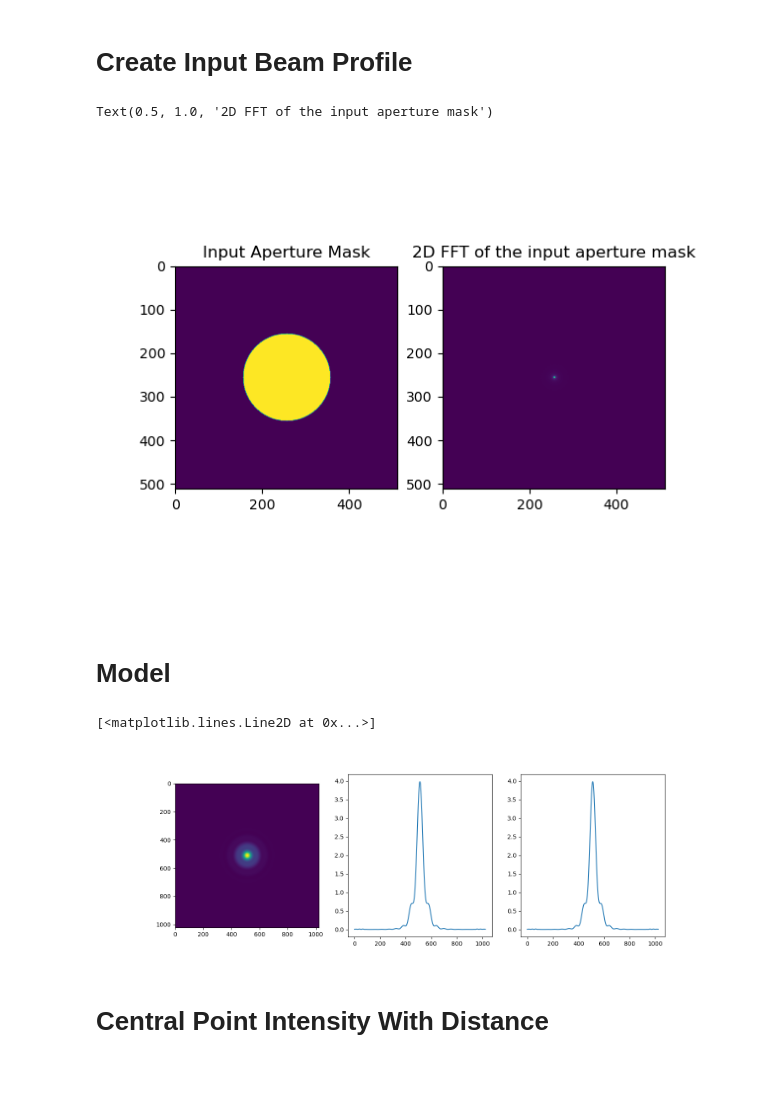
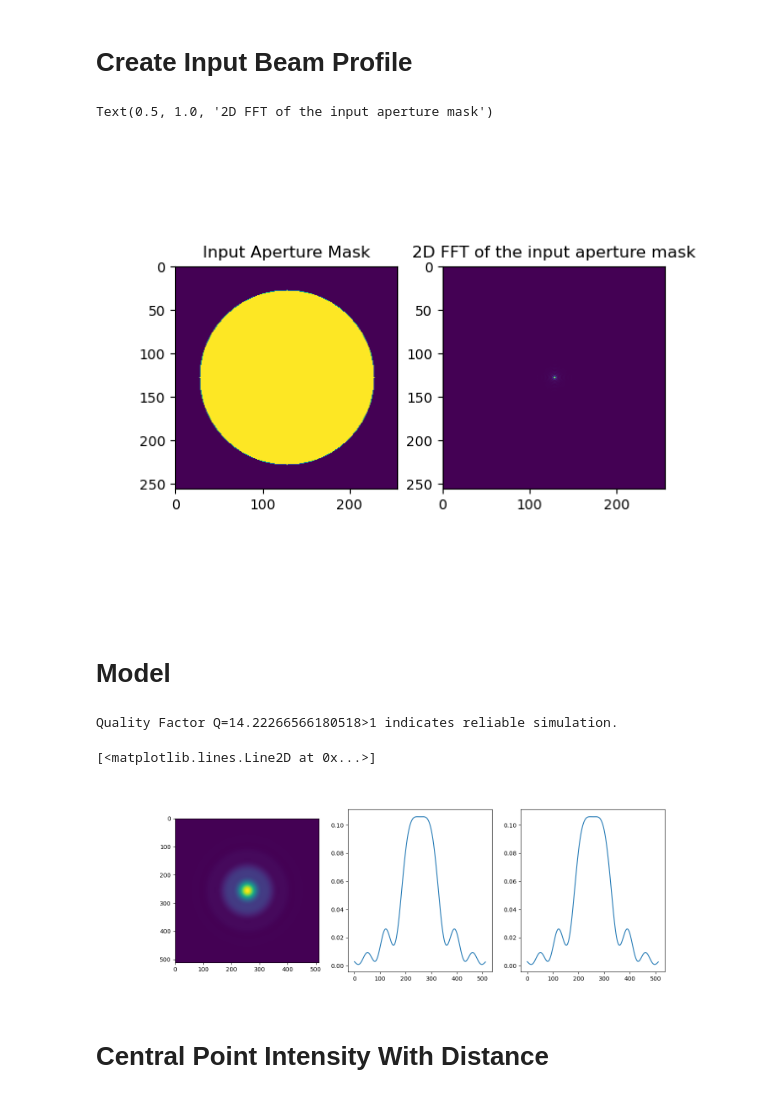
Before and after one commit to VV-Rocha/Simulators, a Jupyter notebook: D2NN/CircularApertureTutorial/FFT-DI pyTorch.ipynb, the cells around one changed output. Saved outputs shown, nothing was run; the diff lists cells and outputs as text; code cells hidden in the pictures.

```diff
--- a/D2NN/CircularApertureTutorial/FFT-DI pyTorch.ipynb
+++ b/D2NN/CircularApertureTutorial/FFT-DI pyTorch.ipynb
@@ -39,9 +43,7 @@ a = 10 * wavelength  ## radius of the circular aperture
 
 delta_s = .1 * wavelength  ## sampling interval
 
-pixel_radius = int(a/delta_s)
-
-input_shape = (4*int(128), 4*int(128))  ## input window size
+input_shape = (2*int(128), 2*int(128))  ## input window size
 
 computation_window_shape = (2*input_shape[0], 2*input_shape[1])
 # %% [markdown]
@@ -78,7 +80,7 @@ axs[1].imshow(np.abs(fft_aperture_mask[0]))
 axs[1].set_title("2D FFT of the input aperture mask")
 # %% [output]
 Text(0.5, 1.0, '2D FFT of the input aperture mask')
-[figure, old version]
+[figure, new version]
 # %%
 propagation_distance = 100 * wavelength
 # %% [markdown]
@@ -87,21 +89,14 @@ propagation_distance = 100 * wavelength
 from torch.nn import *
 
 class PropagationTwin(Module):
-    def __init__(self, z, wavelength, ds, input_shape, output_shape):
+    def __init__(self, z, wavelength, ds, input_shape, output_shape, verbose=1):
         super(PropagationTwin, self).__init__()
 
-        w_pad = int((output_shape[0]-input_shape[0])/2)
-        h_pad = int((output_shape[1]-input_shape[1])/2)
-
-        self.padding = ZeroPad2d((w_pad, w_pad, h_pad, h_pad))
-
-        self.propagation_1 = Diffraction.RSDiffraction(z, 2*np.pi/wavelength, wavelength, ds, output_shape, self.padding)
+        self.propagation_1 = Diffraction.RSDiffraction(z, wavelength, ds, input_shape, output_shape, verbose=verbose, types=(torch.float64, torch.complex128))
 
         self.measurement = Diffraction.IntensityMeasurement()
 
     def SimulateSystem(self, input):
-        input = self.padding(input)
-
         input = self.propagation_1.Propagate(input)
 
         output_intensity = self.measurement.Measure(input)
@@ -109,18 +104,20 @@ class PropagationTwin(Module):
         return output_intensity
 
 optical_system = PropagationTwin(propagation_distance, wavelength, delta_s, input_shape, computation_window_shape)
+# %% [output]
+Quality Factor Q=14.22266566180518>1 indicates reliable simulation.
 # %%
 intensity = optical_system.SimulateSystem(aperture_mask)
 
 fig, axs = subplots(1, 3, figsize=(15,5))
 axs[0].imshow(intensity[0])
 
-axs[1].plot(intensity[0,:,int(intensity.shape[2]/2)])
+axs[1].plot(intensity[0,:,int(intensity.shape[2]/4)])
 
-axs[2].plot(intensity[0,int(intensity.shape[1]/2)])
+axs[2].plot(intensity[0,int(intensity.shape[1]/4)])
 # %% [output]
 [<matplotlib.lines.Line2D at 0x...>]
-[figure, old version]
+[figure, new version]
 # %% [markdown]
 # Central Point Intensity With Distance
 # %%
```
Also changed, not shown: parts of 9 cells of this notebook, 1 other file.
